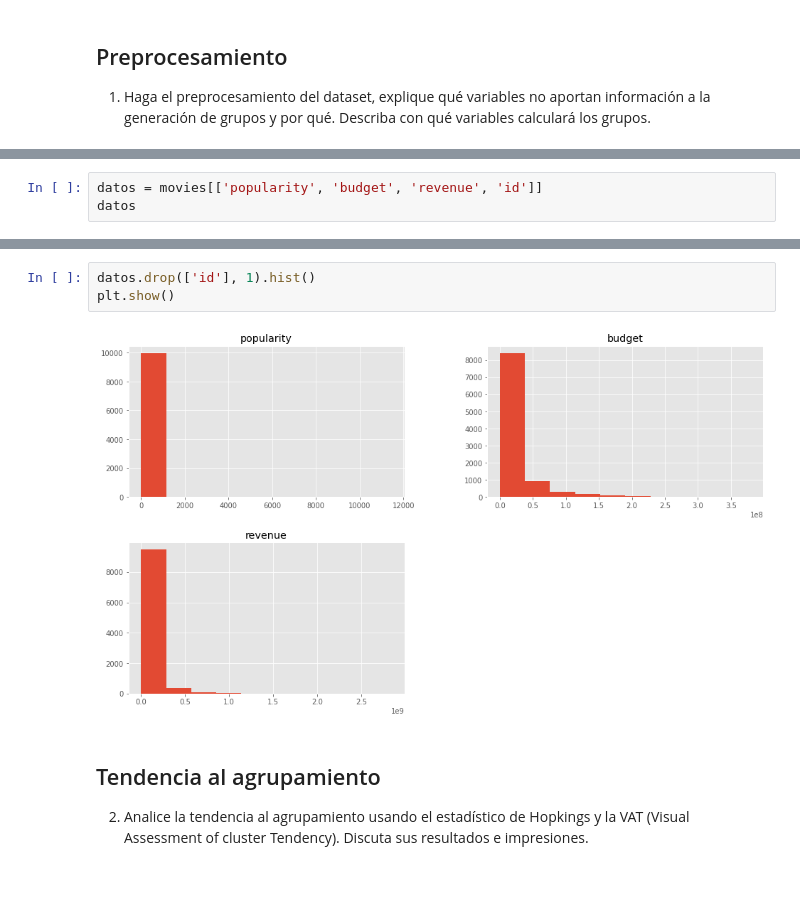
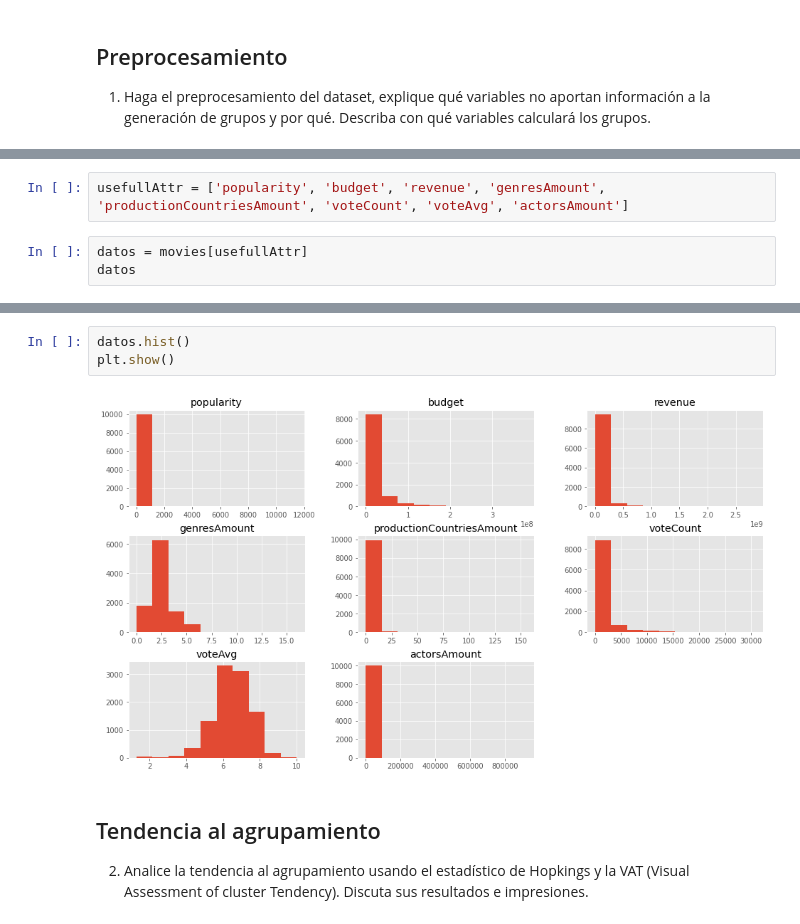
Before and after one commit to raulangelj/HT2_CLUSTERING, a Jupyter notebook: HT2_CLUSTERING.ipynb, the cells around one changed output, grey strips where cells are left out. Cells and saved outputs as stored; diff of their text form; blank space fills up the shorter version.

```diff
--- a/HT2_CLUSTERING.ipynb
+++ b/HT2_CLUSTERING.ipynb
@@ -41,6 +41,8 @@ generación de grupos y por qué. Describa con qué variables calculará los gru
 
 **Las variables que nos ayudaran a calcular los grupos son las demas variables cuantitativas debidos a que son las que mas informacion brinand sobre que tan importatne fue la pelicula tanto para las personas que la vieron como para los que la producieron. Con esos datos se pueden armar grupos e identificar correlaciones entre variables.**
+# %%
+usefullAttr = ['popularity', 'budget', 'revenue', 'genresAmount', 'productionCountriesAmount', 'voteCount', 'voteAvg', 'actorsAmount']
 # %%
-datos = movies[['popularity', 'budget', 'revenue', 'id']]
+datos = movies[usefullAttr]
 datos
 # %% [output]
@@ -60,8 +62,8 @@ datos
 # %%
-datos.drop(['id'], 1).hist()
+datos.hist()
 plt.show()
 # %% [output]
-[figure, old version]
+[figure, new version]
 # %% [markdown]
 ## Tendencia al agrupamiento
 2. Analice la tendencia al agrupamiento usando el estadístico de Hopkings y la VAT (Visual Assessment
```
Also changed, not shown: parts of 2 cells of this notebook.
